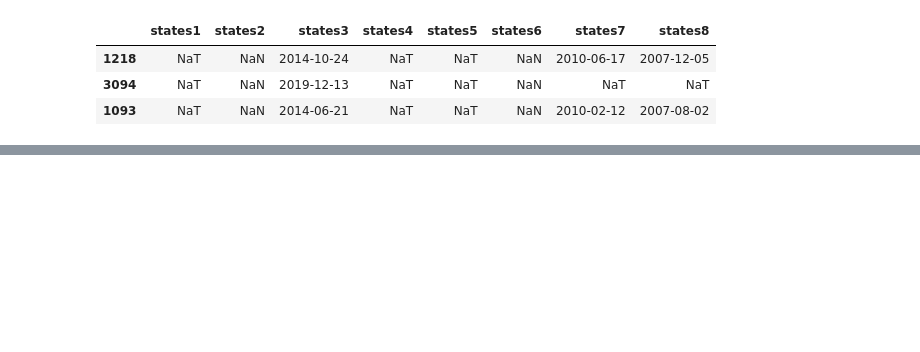
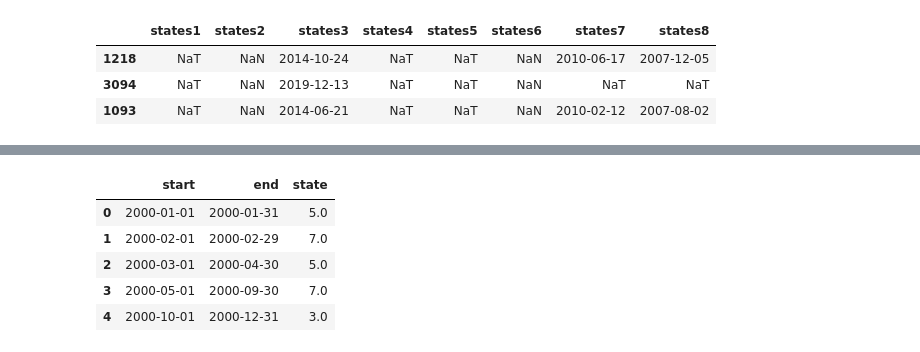
Before and after one commit to ibestrace/folio, a Jupyter notebook: Macro_Strategy_TAA.ipynb, the cells around one changed output, grey strips where cells are left out. Saved outputs shown, nothing was run; the diff lists cells and outputs as text; code cells hidden in the pictures; blank space fills up the shorter version.

```diff
--- a/Macro_Strategy_TAA.ipynb
+++ b/Macro_Strategy_TAA.ipynb
@@ -329,0 +411,20 @@ states_timeline.sample(3)
+# %%
+import altair as alt
+
+# 导入GDP数据
+source1 = alt.pd.DataFrame(data_GDP_)
+# 导入CPI数据
+source2 = alt.pd.DataFrame(data_CPI_)
+# 导入利率数据
+source3 = alt.pd.DataFrame(data_RATE_)
+# 导入时间线状态表
+source4 = alt.pd.DataFrame(states_table)
+
+source4.head()
+# %% [output]
+|  | start | end | state |
+| 0 | 2000-01-01 | 2000-01-31 | 5.0 |
+| 1 | 2000-02-01 | 2000-02-29 | 7.0 |
+| 2 | 2000-03-01 | 2000-04-30 | 5.0 |
+| 3 | 2000-05-01 | 2000-09-30 | 7.0 |
+| 4 | 2000-10-01 | 2000-12-31 | 3.0 |
```
Also changed, not shown: parts of 9 cells of this notebook, 3 other files.
